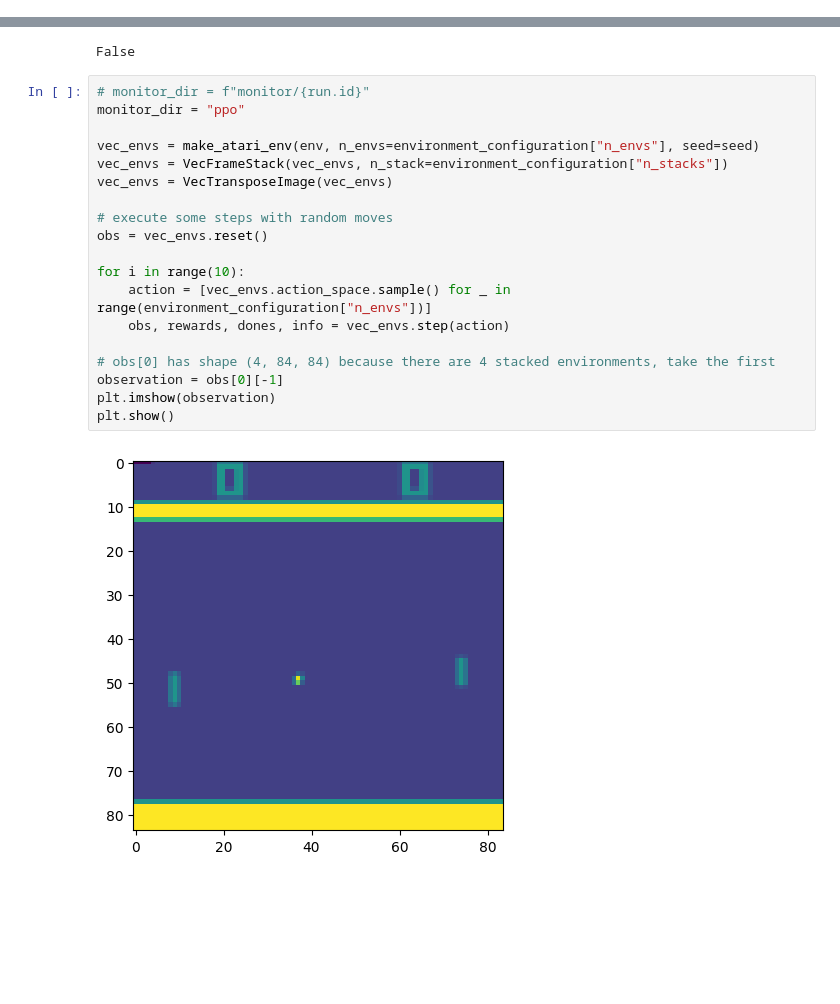
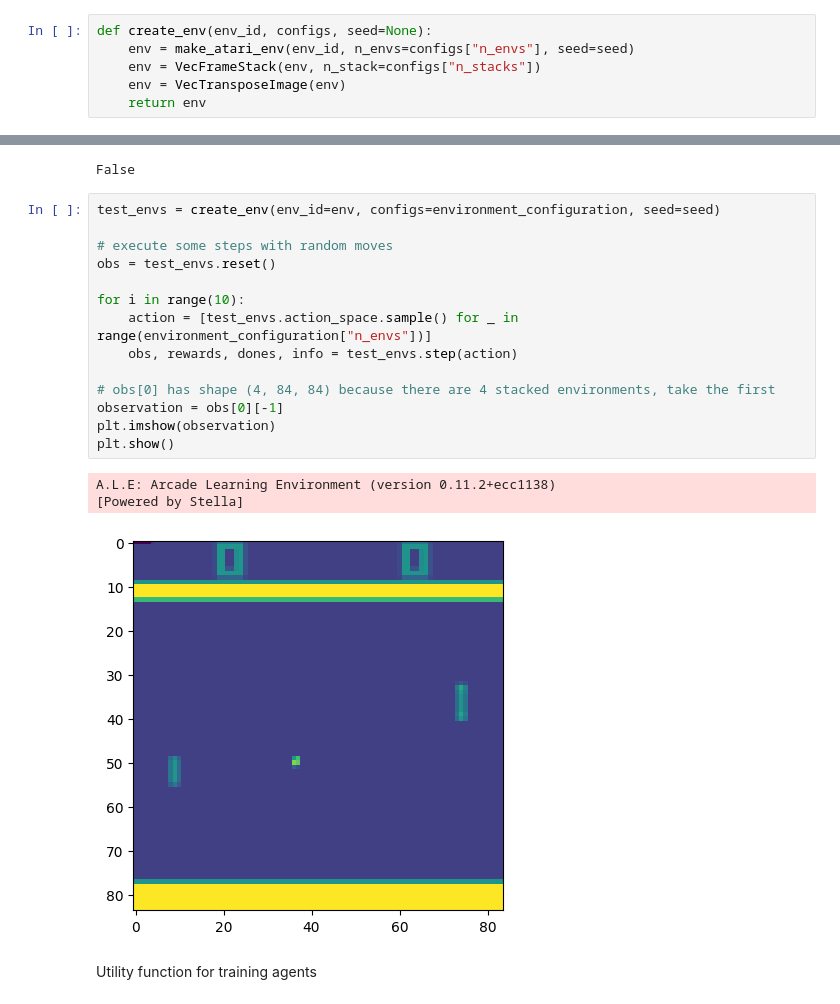
Before and after one commit to Sopralapanca/medium-skill-based-agents, a Jupyter notebook: [Medium]Skilled_RL_Agents.ipynb, the cells around one changed output, grey strips where cells are left out. Cells and saved outputs as stored; diff of their text form; blank space fills up the shorter version.

```diff
--- a/[Medium]Skilled_RL_Agents.ipynb
+++ b/[Medium]Skilled_RL_Agents.ipynb
@@ -103,3 +104,9 @@ environment_configuration["game"] = env
+# %%
+def create_env(env_id, configs, seed=None):
+    env = make_atari_env(env_id, n_envs=configs["n_envs"], seed=seed)
+    env = VecFrameStack(env, n_stack=configs["n_stacks"])
+    env = VecTransposeImage(env)
+    return env
 # %%
 import wandb
 from dotenv import load_dotenv
@@ -130,23 +137,22 @@ load_dotenv()
 # %% [output]
 False
 # %%
-# monitor_dir = f"monitor/{run.id}"
-monitor_dir = "ppo"
-
-vec_envs = make_atari_env(env, n_envs=environment_configuration["n_envs"], seed=seed)
-vec_envs = VecFrameStack(vec_envs, n_stack=environment_configuration["n_stacks"])
-vec_envs = VecTransposeImage(vec_envs)
+test_envs = create_env(env_id=env, configs=environment_configuration, seed=seed)
 
 # execute some steps with random moves
-obs = vec_envs.reset()
+obs = test_envs.reset()
 
 for i in range(10):
-    action = [vec_envs.action_space.sample() for _ in range(environment_configuration["n_envs"])]
-    obs, rewards, dones, info = vec_envs.step(action)
+    action = [test_envs.action_space.sample() for _ in range(environment_configuration["n_envs"])]
+    obs, rewards, dones, info = test_envs.step(action)
 
 # obs[0] has shape (4, 84, 84) because there are 4 stacked environments, take the first
 observation = obs[0][-1]
 plt.imshow(observation)
 plt.show()
 # %% [output]
+A.L.E: Arcade Learning Environment (version 0.11.2+ecc1138)
+[Powered by Stella]
-[figure, old version]
+[figure, new version]
+# %% [markdown]
+Utility function for training agents
```
Also changed, not shown: parts of 11 cells of this notebook, 1 other file.
